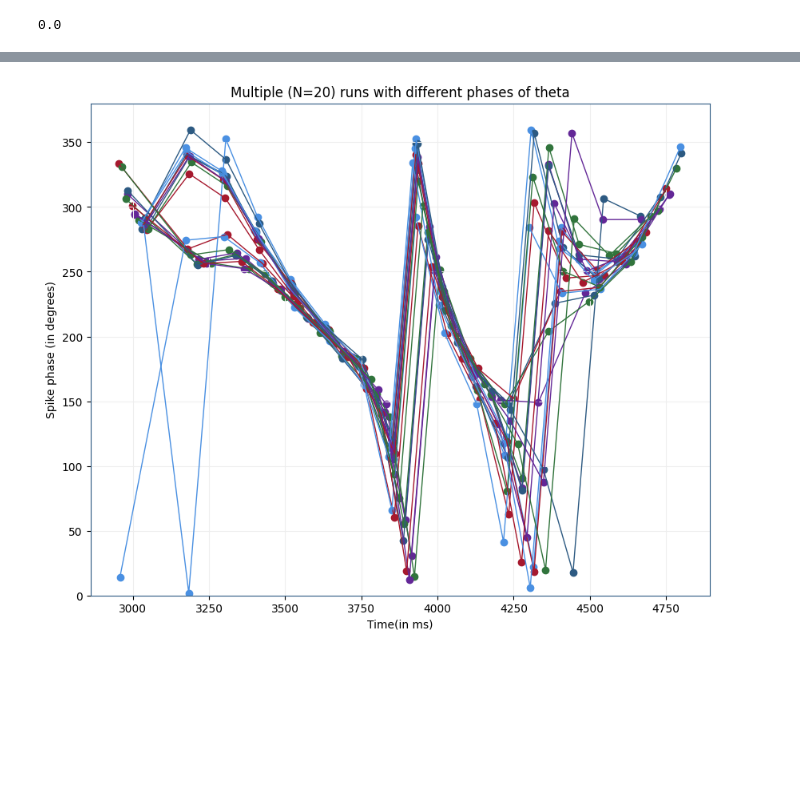
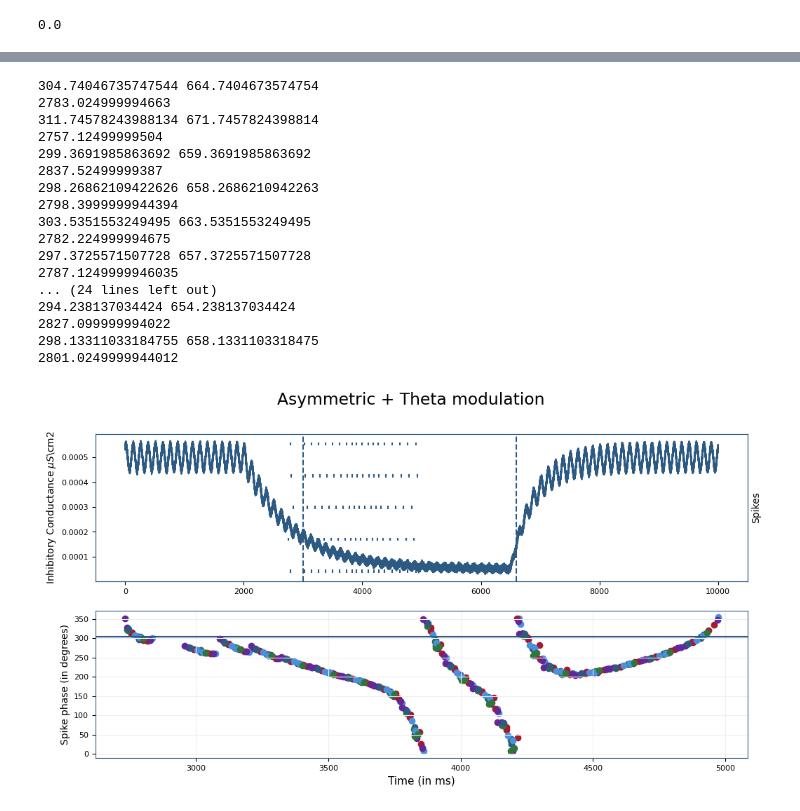
Before and after one commit to tiny-infinity/GridCellsTheta, a Jupyter notebook: phase_prec_final.ipynb, the cells around one changed output, grey strips where cells are left out. Drawn from its saved outputs; the diff is of its cells as text; code cells hidden in the pictures; blank space fills up the shorter version.

```diff
--- a/phase_prec_final.ipynb
+++ b/phase_prec_final.ipynb
@@ -31,7 +31,7 @@ g_min = 0.0005
 mod_depth = 0.05
 
 tau_fall = 800.0 #ms
-tau_rise = 800.0 #ms
+tau_rise = 400.0 #ms
 
 dc_current = -2.7e-4
 
@@ -92,7 +92,7 @@ Vector[75]
 # %%
 g_max = 0.0005 #2.92e-4
 g_min = 0.00005 #2.40e-6
-mod_depth = 0.1
+mod_depth = 0.05
 init_phase = np.random.uniform(0,2*np.pi)
 print(init_phase)
 
@@ -109,7 +109,7 @@ inhib_base[idx_2:idx_3] = inhib_base[idx_2-1]
 t_phase3 = time_arr[idx_3:] - time_arr[idx_3]
 start_val = inhib_base[idx_3 - 1]
 inhib_base[idx_3:] = (start_val + (g_max-start_val)*(1-np.exp(-t_phase3/tau_rise)))
-inhib_base[idx_3:] = start_val*np.exp(t_phase3/tau_rise)
+#inhib_base[idx_3:] = start_val*np.exp(t_phase3/tau_rise)
 #inhib_base[idx_3:] = np.full_like(inhib_base[idx_3:],1e-3)
 theta_factor = 1 + (mod_depth*(np.sin(init_phase +  (2*np.pi*theta_freq*time_arr/1000.0))))
 
@@ -124,10 +124,10 @@ dist_from_center = (time_arr - t_mid)
 inhib_envelope = g_max - (g_max - g_min) * np.exp(-(dist_from_center**2) / (2 * width**2))
 
 # Apply multiplicative theta modulation
-inhib_cond_arr = inhib_envelope * theta_factor
+#inhib_cond_arr = inhib_envelope * theta_factor
 
-#inhib_cond_arr = inhib_base * theta_factor
-noise = np.random.normal(loc=0.0,scale=1e-6,size=len(inhib_cond_arr))
+inhib_cond_arr = inhib_base * theta_factor
+noise = np.random.normal(loc=0.0,scale=5e-6,size=len(inhib_cond_arr))
 inhib_cond_arr += noise
 inhib_cond_arr = np.maximum(inhib_cond_arr,0.000001)
 
@@ -406,19 +444,63 @@ for n in range(num_runs):
 # %%
-plt.figure(figsize=(10,8))
-for times,phases in zip(spike_times_matrix,spike_phases_matrix):
+plt.rcParams.update({
+    'font.size': 14,
+    'axes.labelsize': 16,
+    'axes.titlesize': 12,
+    'xtick.labelsize': 8,
+    'ytick.labelsize': 8,
+    'axes.edgecolor': '#2D5A82',
+    'grid.alpha': 0.1
+})
 
-    plt.scatter(times,np.degrees(phases))
-    plt.plot(times,np.degrees(phases),linewidth=1)
+fig,ax = plt.subplots(2,1,figsize=(12,6))
 
-plt.grid(True)
-#plt.xlim(2000,6100)
-plt.ylim(0,380)
-plt.title("Multiple (N=20) runs with different phases of theta")
+for i in range(20):
+    times = spike_times_matrix[i]
+    phases = spike_phases_matrix[i]
+    ax[1].scatter(times,np.degrees(phases))
+    #plt.axhline(y=np.degrees(phases[0]))
+    #plt.axhline(y=np.degrees(phases[0])+360)
+    #plt.scatter(times,np.degrees(phases)+360.0)
+    #ax[1].plot(times,np.degrees(phases),linewidth=1.5)
+    print(np.degrees(phases[0]),np.degrees(phases[0])+360)
+    print(times[0])
+
+plt.axhline(np.degrees(spike_phases_matrix[0][0]))
+#plt.axhline(np.degrees(spike_phases_matrix[0][0])+360)
+ax[1].grid(True,alpha=1)
+ax[0].plot(time_arr,inhib_cond_arr)
+
+ax[0].axvline(x=3000,ls='--')
+ax[0].axvline(x=6600,ls='--')
+ax2=ax[0].twinx()
+ax2.eventplot(spike_times_matrix[:5],linelengths=0.1)
+plt.suptitle("Asymmetric + Theta modulation")
 plt.xlabel("Time(in ms)")
-plt.ylabel("Spike phase (in degrees)")
-plt.savefig("final_figs/mult_runs_theta_mod_gauss.png",dpi=600)
+ax[1].set_ylabel("Spike phase (in degrees)",fontsize=10)
+ax[0].set_ylabel('Inhibitory Conductance $\mu S$\cm2',fontsize=10)
+ax2.set_yticks([])
+ax2.set_ylabel("Spikes",fontsize=10)
+ax[1].set_xlabel("Time (in ms)",fontsize=11)
+plt.savefig("final_figs/mult_runs_asym_yestheta_mod.png",dpi=600)
 # %% [output]
+304.74046735747544 664.7404673574754
+2783.024999994663
+311.74578243988134 671.7457824398814
+2757.12499999504
+299.3691985863692 659.3691985863692
+2837.52499999387
+298.26862109422626 658.2686210942263
+2798.3999999944394
+303.5351553249495 663.5351553249495
+2782.224999994675
+297.3725571507728 657.3725571507728
+2787.1249999946035
+... (24 lines left out)
+294.238137034424 654.238137034424
+2827.099999994022
+298.13311033184755 658.1331103318475
+2801.0249999944012
-[figure, old version]
+[figure, new version]
 # %%
 import analysis_utils as a_utils
 from scipy.stats import linregress
```
Also changed, not shown: parts of 17 cells of this notebook, 13 other files.
